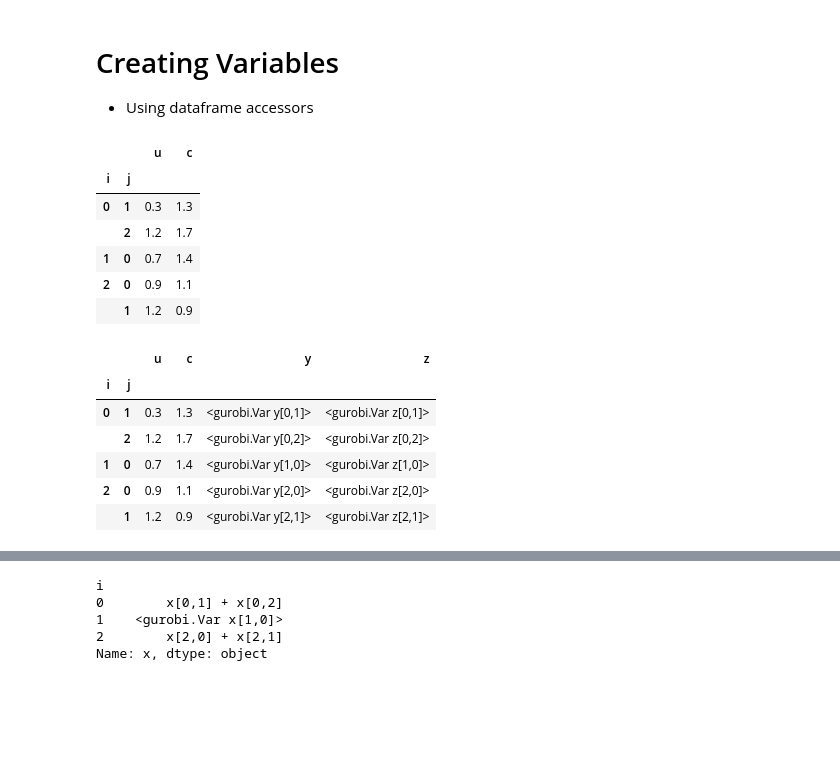
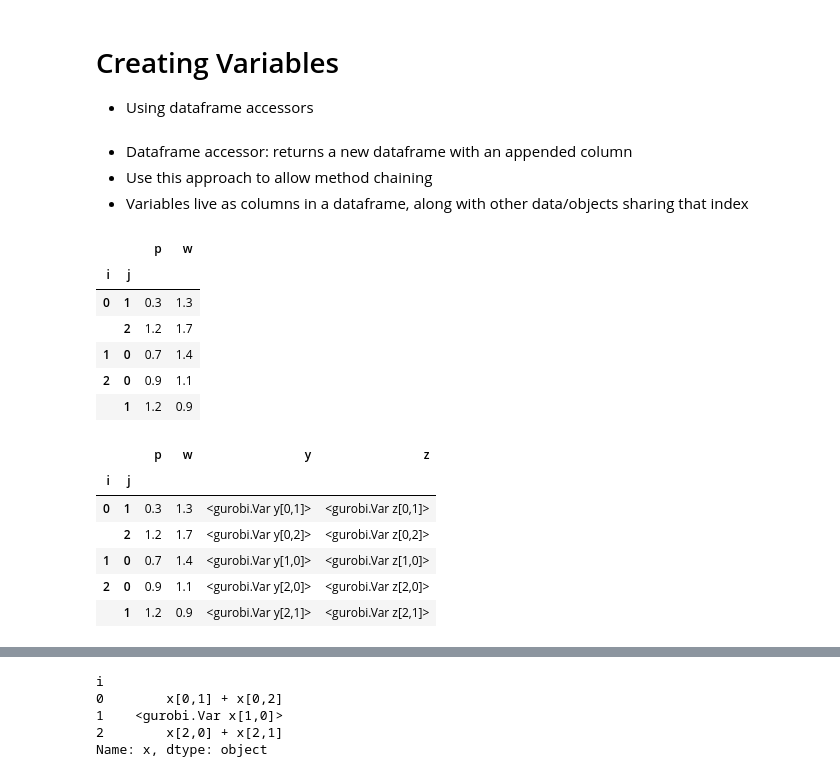
Before and after one commit to Gurobi/gurobipy-pandas, a Jupyter notebook: webinar.ipynb, the cells around one changed output, grey strips where cells are left out. Drawn from its saved outputs; the diff is of its cells as text; code cells hidden in the pictures; blank space fills up the shorter version.

```diff
--- a/webinar.ipynb
+++ b/webinar.ipynb
@@ -93,8 +129,8 @@ data = pd.DataFrame(
     {
         "i": [0, 0, 1, 2, 2],
         "j": [1, 2, 0, 0, 1],
-        "u": [0.3, 1.2, 0.7, 0.9, 1.2],
-        "c": [1.3, 1.7, 1.4, 1.1, 0.9],
+        "p": [0.3, 1.2, 0.7, 0.9, 1.2],
+        "w": [1.3, 1.7, 1.4, 1.1, 0.9],
     }
 ).set_index(["i", "j"])
 # %%
@@ -122,10 +158,14 @@ Name: x, dtype: object
 # Creating Variables
 
 - Using dataframe accessors
+# %% [markdown]
+- Dataframe accessor: returns a new dataframe with an appended column
+- Use this approach to allow method chaining
+- Variables live as columns in a dataframe, along with other data/objects sharing that index
 # %%
 data
 # %% [output]
-|  |  | u | c |
+|  |  | p | w |
 | i | j |  |  |
 | 0 | 1 | 0.3 | 1.3 |
 |  | 2 | 1.2 | 1.7 |
@@ -135,12 +175,12 @@ data
 # %%
 variables = (
     data
-    .gppd.add_vars(model, name="y", ub="u")
-    .gppd.add_vars(model, name="z", obj="c")
+    .gppd.add_vars(model, name="y", ub=1.0)
+    .gppd.add_vars(model, name="z", obj="p")
 )
 variables
 # %% [output]
-|  |  | u | c | y | z |
+|  |  | p | w | y | z |
 | i | j |  |  |  |  |
 | 0 | 1 | 0.3 | 1.3 | <gurobi.Var y[0,1]> | <gurobi.Var z[0,1]> |
 |  | 2 | 1.2 | 1.7 | <gurobi.Var y[0,2]> | <gurobi.Var z[0,2]> |
```
Also changed, not shown: parts of 56 cells of this notebook.
